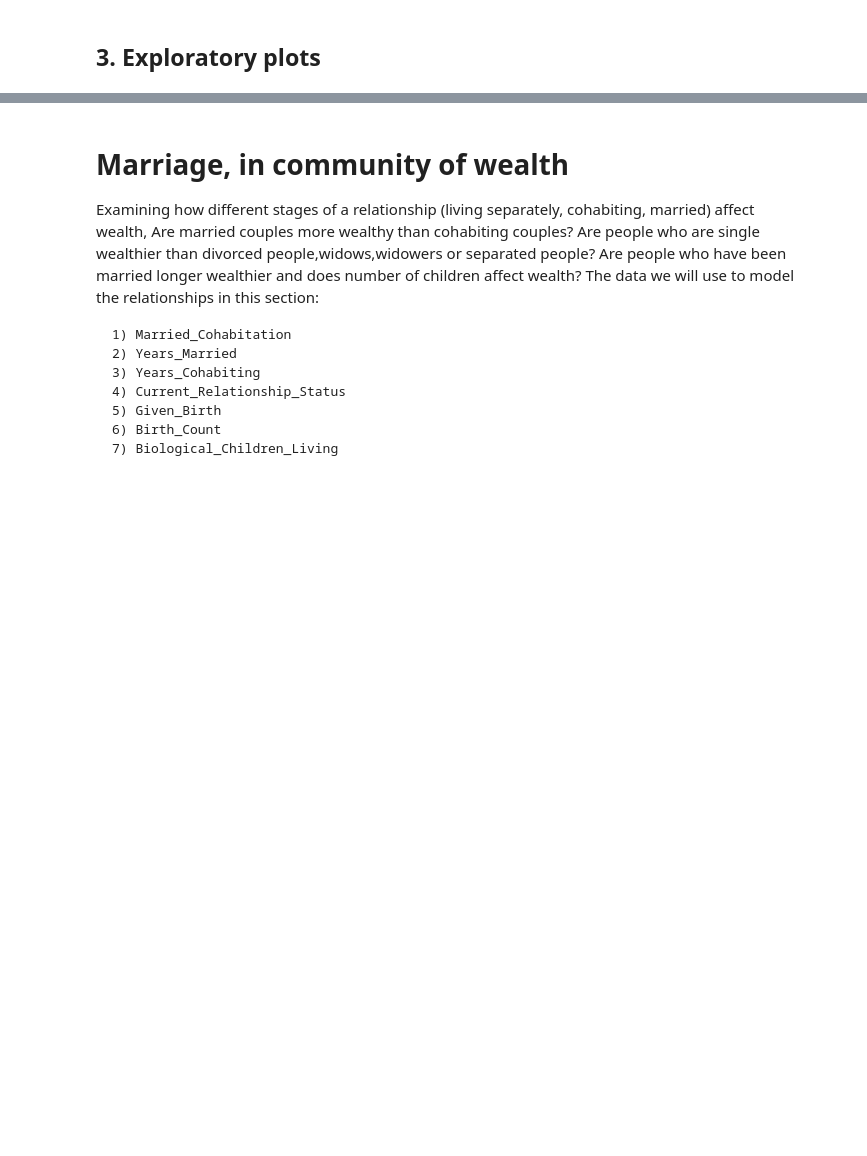
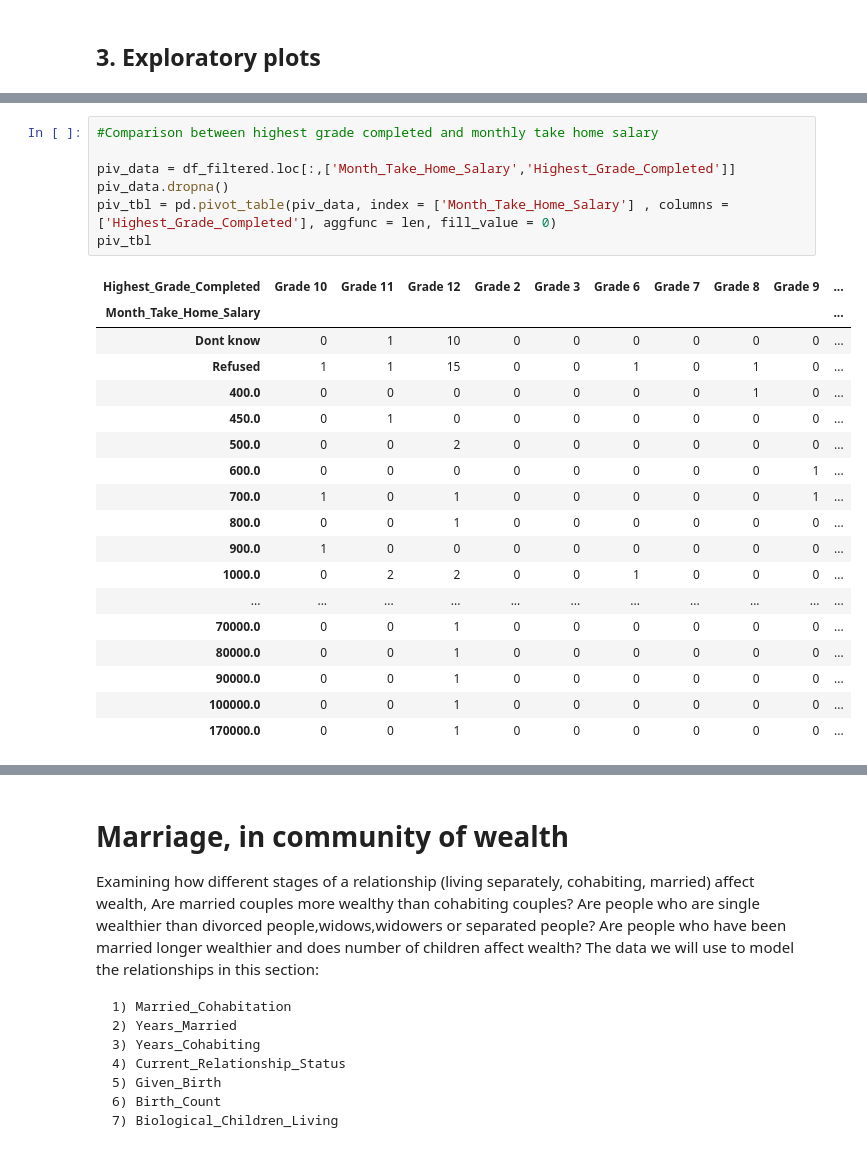
Before and after one commit to DAE-Mini-Project/DEA-Code, a Jupyter notebook: DaeCode.ipynb, the cells around one changed output, grey strips where cells are left out. Saved outputs shown, nothing was run; the diff lists cells and outputs as text; blank space fills up the shorter version.

```diff
--- a/DaeCode.ipynb
+++ b/DaeCode.ipynb
@@ -1460,0 +1433,26 @@ race_mean_income = race_mean_income.rename('race_mean_income')
+# %%
+#Comparison between highest grade completed and monthly take home salary
+
+piv_data = df_filtered.loc[:,['Month_Take_Home_Salary','Highest_Grade_Completed']]
+piv_data.dropna()
+piv_tbl = pd.pivot_table(piv_data, index = ['Month_Take_Home_Salary'] , columns =['Highest_Grade_Completed'], aggfunc = len, fill_value = 0)
+piv_tbl
+# %% [output]
+| Highest_Grade_Completed | Grade 10 | Grade 11 | Grade 12 | Grade 2 | Grade 3 | Grade 6 | Grade 7 | Grade 8 | Grade 9 | ... |
+| Month_Take_Home_Salary |  |  |  |  |  |  |  |  |  | ... |
+| Dont know | 0 | 1 | 10 | 0 | 0 | 0 | 0 | 0 | 0 | ... |
+| Refused | 1 | 1 | 15 | 0 | 0 | 1 | 0 | 1 | 0 | ... |
+| 400.0 | 0 | 0 | 0 | 0 | 0 | 0 | 0 | 1 | 0 | ... |
+| 450.0 | 0 | 1 | 0 | 0 | 0 | 0 | 0 | 0 | 0 | ... |
+| 500.0 | 0 | 0 | 2 | 0 | 0 | 0 | 0 | 0 | 0 | ... |
+| 600.0 | 0 | 0 | 0 | 0 | 0 | 0 | 0 | 0 | 1 | ... |
+| 700.0 | 1 | 0 | 1 | 0 | 0 | 0 | 0 | 0 | 1 | ... |
+| 800.0 | 0 | 0 | 1 | 0 | 0 | 0 | 0 | 0 | 0 | ... |
+| 900.0 | 1 | 0 | 0 | 0 | 0 | 0 | 0 | 0 | 0 | ... |
+| 1000.0 | 0 | 2 | 2 | 0 | 0 | 1 | 0 | 0 | 0 | ... |
+| ... | ... | ... | ... | ... | ... | ... | ... | ... | ... | ... |
+| 70000.0 | 0 | 0 | 1 | 0 | 0 | 0 | 0 | 0 | 0 | ... |
+| 80000.0 | 0 | 0 | 1 | 0 | 0 | 0 | 0 | 0 | 0 | ... |
+| 90000.0 | 0 | 0 | 1 | 0 | 0 | 0 | 0 | 0 | 0 | ... |
+| 100000.0 | 0 | 0 | 1 | 0 | 0 | 0 | 0 | 0 | 0 | ... |
+| 170000.0 | 0 | 0 | 1 | 0 | 0 | 0 | 0 | 0 | 0 | ... |
```
Also changed, not shown: parts of 40 cells of this notebook.
